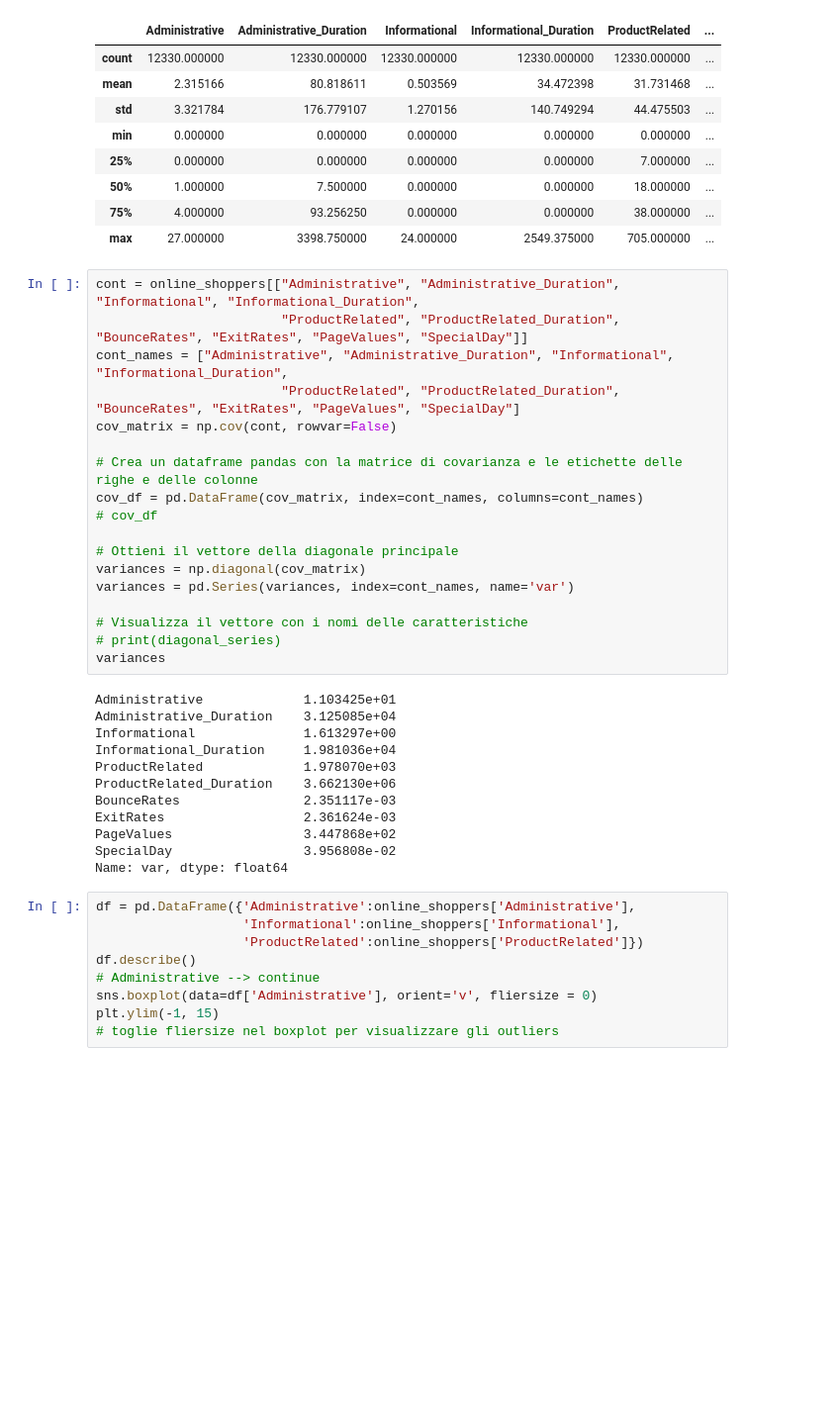
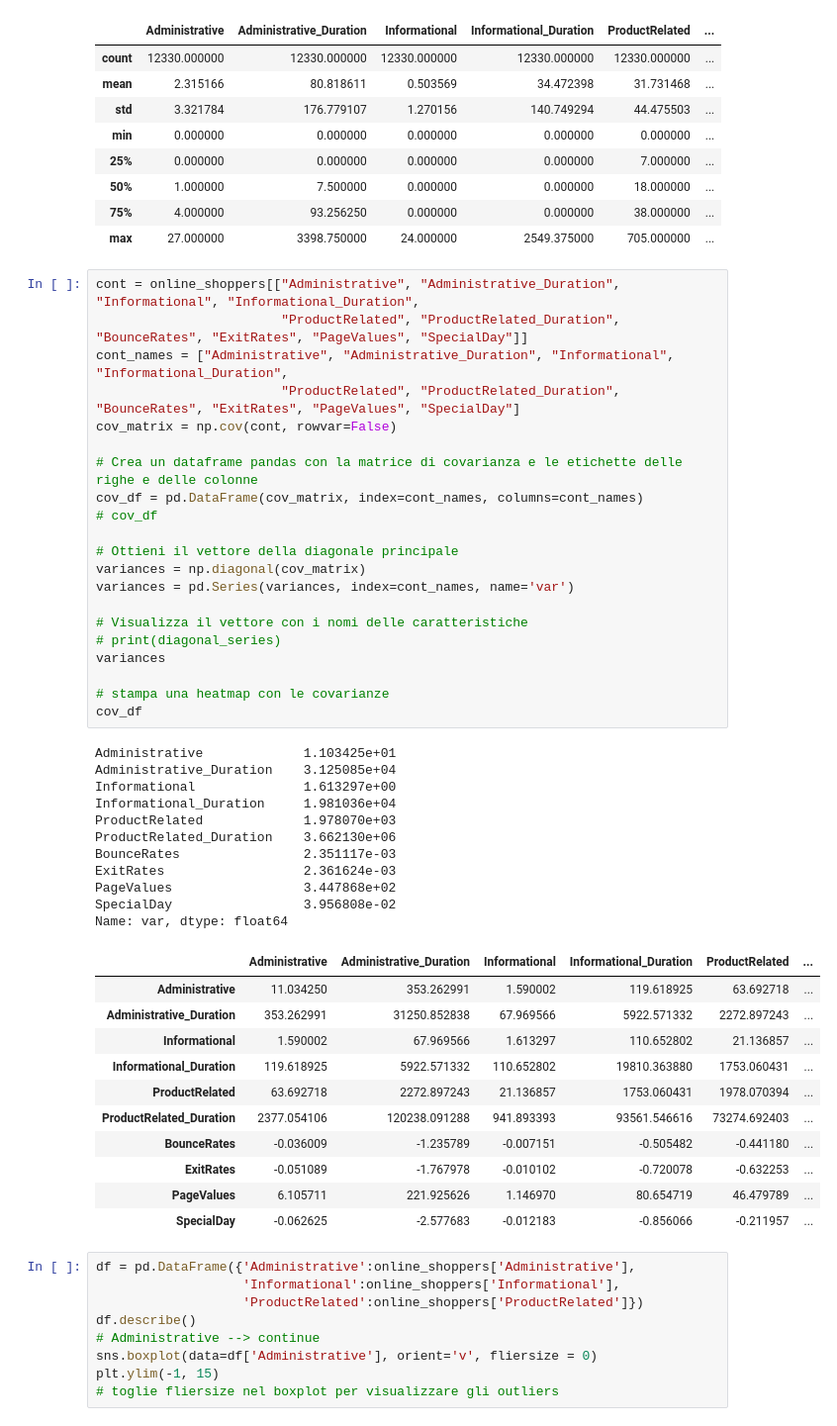
Before and after one commit to sararesta/ML-Homework, a Jupyter notebook: Margiotta_Resta_ML_HW-Copy2_VALE.ipynb, the cells around one changed output. Shown at 99% size. Saved outputs shown, nothing was run; the diff lists cells and outputs as text; blank space fills up the shorter version.

```diff
--- a/Margiotta_Resta_ML_HW-Copy2_VALE.ipynb
+++ b/Margiotta_Resta_ML_HW-Copy2_VALE.ipynb
@@ -234,33 +234,47 @@ df.describe()
 # %%
 cont = online_shoppers[["Administrative", "Administrative_Duration", "Informational", "Informational_Duration",
                         "ProductRelated", "ProductRelated_Duration", "BounceRates", "ExitRates", "PageValues", "SpecialDay"]]
 cont_names = ["Administrative", "Administrative_Duration", "Informational", "Informational_Duration",
                         "ProductRelated", "ProductRelated_Duration", "BounceRates", "ExitRates", "PageValues", "SpecialDay"]
 cov_matrix = np.cov(cont, rowvar=False)
 
 # Crea un dataframe pandas con la matrice di covarianza e le etichette delle righe e delle colonne
 cov_df = pd.DataFrame(cov_matrix, index=cont_names, columns=cont_names)
 # cov_df
 
 # Ottieni il vettore della diagonale principale
 variances = np.diagonal(cov_matrix)
 variances = pd.Series(variances, index=cont_names, name='var')
 
 # Visualizza il vettore con i nomi delle caratteristiche
 # print(diagonal_series)
 variances
+
+# stampa una heatmap con le covarianze
+cov_df
 # %% [output]
 Administrative             1.103425e+01
 Administrative_Duration    3.125085e+04
 Informational              1.613297e+00
 Informational_Duration     1.981036e+04
 ProductRelated             1.978070e+03
 ProductRelated_Duration    3.662130e+06
 BounceRates                2.351117e-03
 ExitRates                  2.361624e-03
 PageValues                 3.447868e+02
 SpecialDay                 3.956808e-02
 Name: var, dtype: float64
+|  | Administrative | Administrative_Duration | Informational | Informational_Duration | ProductRelated | ... |
+| Administrative | 11.034250 | 353.262991 | 1.590002 | 119.618925 | 63.692718 | ... |
+| Administrative_Duration | 353.262991 | 31250.852838 | 67.969566 | 5922.571332 | 2272.897243 | ... |
+| Informational | 1.590002 | 67.969566 | 1.613297 | 110.652802 | 21.136857 | ... |
+| Informational_Duration | 119.618925 | 5922.571332 | 110.652802 | 19810.363880 | 1753.060431 | ... |
+| ProductRelated | 63.692718 | 2272.897243 | 21.136857 | 1753.060431 | 1978.070394 | ... |
+| ProductRelated_Duration | 2377.054106 | 120238.091288 | 941.893393 | 93561.546616 | 73274.692403 | ... |
+| BounceRates | -0.036009 | -1.235789 | -0.007151 | -0.505482 | -0.441180 | ... |
+| ExitRates | -0.051089 | -1.767978 | -0.010102 | -0.720078 | -0.632253 | ... |
+| PageValues | 6.105711 | 221.925626 | 1.146970 | 80.654719 | 46.479789 | ... |
+| SpecialDay | -0.062625 | -2.577683 | -0.012183 | -0.856066 | -0.211957 | ... |
 # %%
 df = pd.DataFrame({'Administrative':online_shoppers['Administrative'],
                    'Informational':online_shoppers['Informational'],
```
Also changed, not shown: 2 other files.
